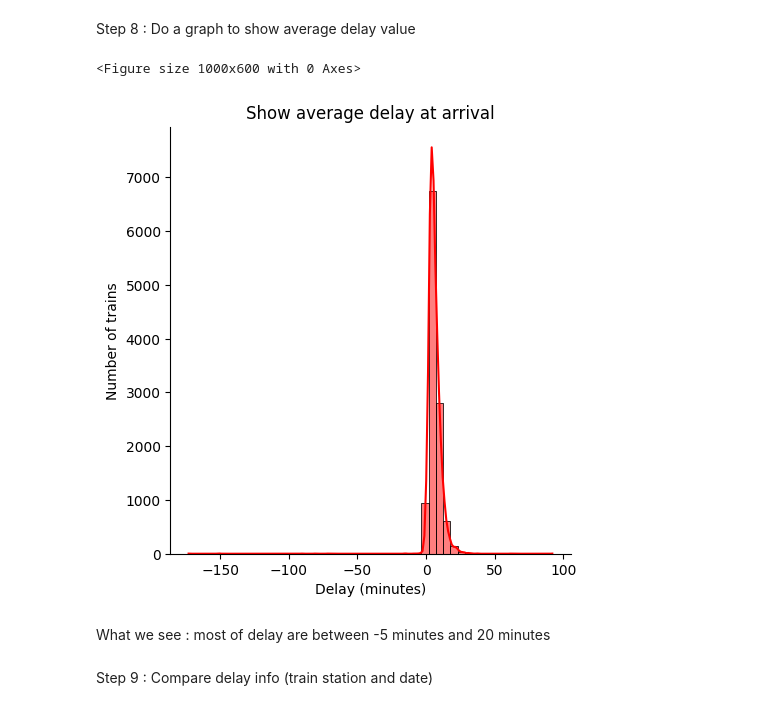
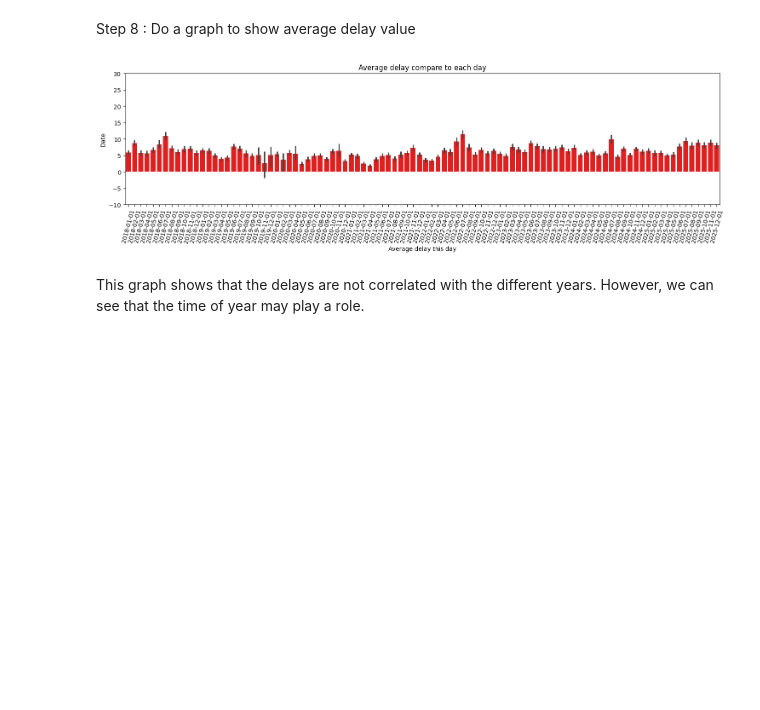
Before and after one commit to EthanLegendre/tardis, a Jupyter notebook: tardis_eda.ipynb, the cells around one changed output. Saved outputs shown, nothing was run; the diff lists cells and outputs as text; code cells hidden in the pictures; blank space fills up the shorter version.

Commit message:
add(EDA): add graphs in tardis EDA and reorganize

```diff
--- a/tardis_eda.ipynb
+++ b/tardis_eda.ipynb
@@ -155,18 +155,16 @@ Step 8 : Do a graph to show average delay value
 # %%
 import matplotlib.pyplot as plot
 import seaborn as sns
 
-plot.figure(figsize=(10, 6))
-sns.displot(dataset[cf.average_delay_all_train_at_arrival], bins=50, kde=True,
-      color='red')
-plot.title('Show average delay at arrival')
-plot.xlabel('Delay (minutes)')
-plot.ylabel('Number of trains')
+plot.figure(figsize=(18, 4))
+sns.barplot(x=dataset[cf.date], y=dataset[cf.average_delay_all_train_at_arrival], color='red')
+plot.title('Average delay compare to each day')
+plot.ylim(-10, 30)
+plot.xlabel('Average delay this day')
+plot.ylabel('Date')
+plot.xticks(rotation=75)
 plot.show()
 # %% [output]
-<Figure size 1000x600 with 0 Axes>
-[figure, old version]
+[figure, new version]
 # %% [markdown]
-What we see : most of delay are between -5 minutes and 20 minutes
+This graph shows that the delays are not correlated with the different years. However, we can see that the time of year may play a role.
-# %% [markdown]
-Step 9 : Compare delay info (train station and date)
```
Also changed, not shown: parts of 10 cells of this notebook, 1 other file.
